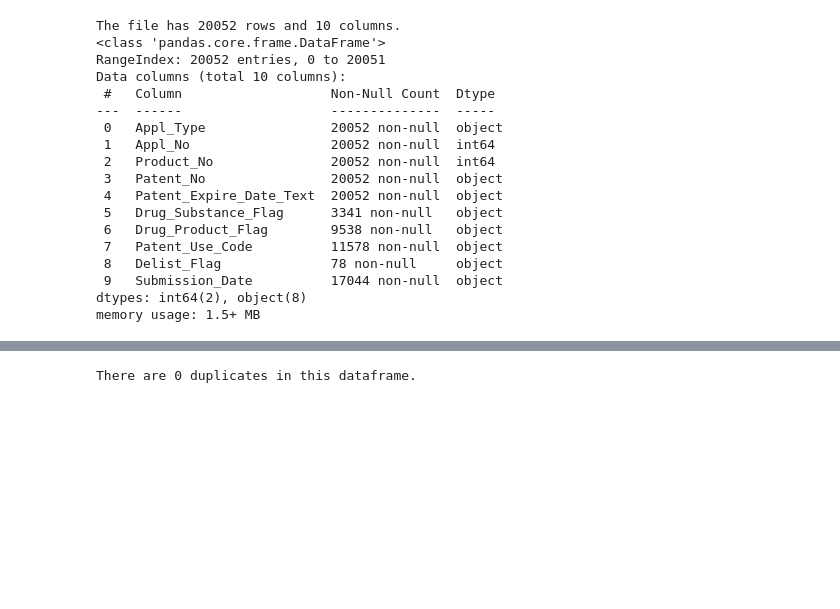
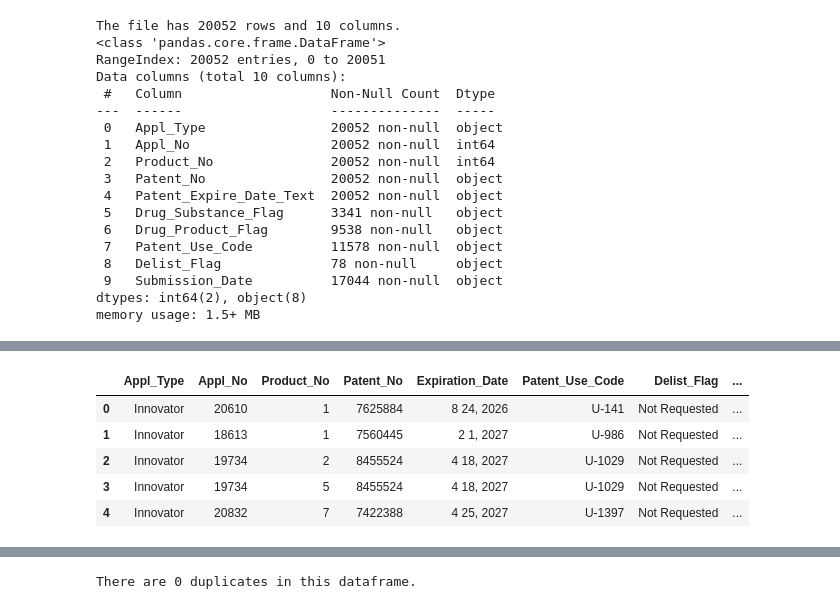
Before and after one commit to juanjomarcruz/FDA_Orange_Book_Project, a Jupyter notebook: 2_Jupyter_Notebooks/pre_analysis_cleaning_transformation_pat.ipynb, the cells around one changed output, grey strips where cells are left out. Saved outputs shown, nothing was run; the diff lists cells and outputs as text; code cells hidden in the pictures; blank space fills up the shorter version.

```diff
--- a/2_Jupyter_Notebooks/pre_analysis_cleaning_transformation_pat.ipynb
+++ b/2_Jupyter_Notebooks/pre_analysis_cleaning_transformation_pat.ipynb
@@ -75,0 +110,5 @@ There are 18 duplicates in this dataframe.
+# %%
+#Fill null values for Patent_Use_Code column and Submission_Date
+
+df_pat['Patent_Use_Code'].fillna('None', inplace=True)
+df_pat['Submission_Date'].fillna('Unknown', inplace=True)
@@ -75,0 +146,37 @@ There are 18 duplicates in this dataframe.
+# %%
+#Now I wil rename the column Patent_Expire_Date_Text
+
+df_pat.rename(columns={'Patent_Expire_Date_Text':'Expiration_Date'}, inplace=True)
+# %%
+#Now let's convert both date columns into datetime. First we need to perform some transformations...
+
+month_dict = {
+    "Jan": 1,
+    "Feb": 2,
+    "Mar": 3,
+    "Apr": 4,
+    "May": 5,
+    "Jun": 6,
+    "Jul": 7,
+    "Aug": 8,
+    "Sep": 9,
+    "Oct": 10,
+    "Nov": 11,
+    "Dec": 12
+}
+
+def mapping_month(x):
+    for key, value in month_dict.items():
+        if key in x:
+            return x.replace(key, str(value))
+    return x  # Return the original value if no match is found
+
+df_pat[['Expiration_Date','Submission_Date']] = df_pat[['Expiration_Date','Submission_Date']].map(mapping_month) #map applies the function to both columns in one code line.
+df_pat.head()
+# %% [output]
+|  | Appl_Type | Appl_No | Product_No | Patent_No | Expiration_Date | Patent_Use_Code | Delist_Flag | ... |
+| 0 | Innovator | 20610 | 1 | 7625884 | 8 24, 2026 | U-141 | Not Requested | ... |
+| 1 | Innovator | 18613 | 1 | 7560445 | 2 1, 2027 | U-986 | Not Requested | ... |
+| 2 | Innovator | 19734 | 2 | 8455524 | 4 18, 2027 | U-1029 | Not Requested | ... |
+| 3 | Innovator | 19734 | 5 | 8455524 | 4 18, 2027 | U-1029 | Not Requested | ... |
+| 4 | Innovator | 20832 | 7 | 7422388 | 4 25, 2027 | U-1397 | Not Requested | ... |
```
Also changed, not shown: parts of 26 cells of this notebook, 11 other files.
